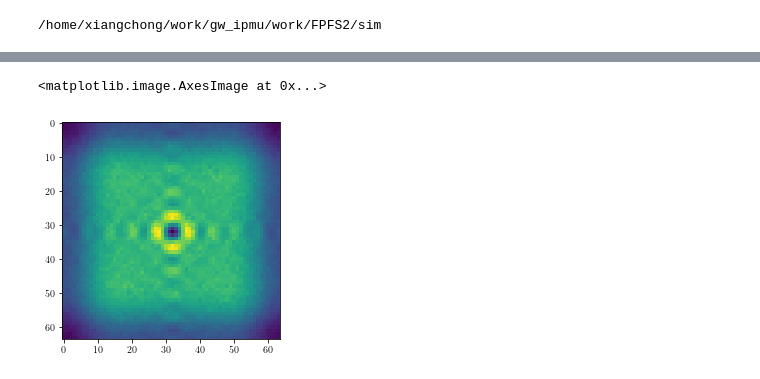
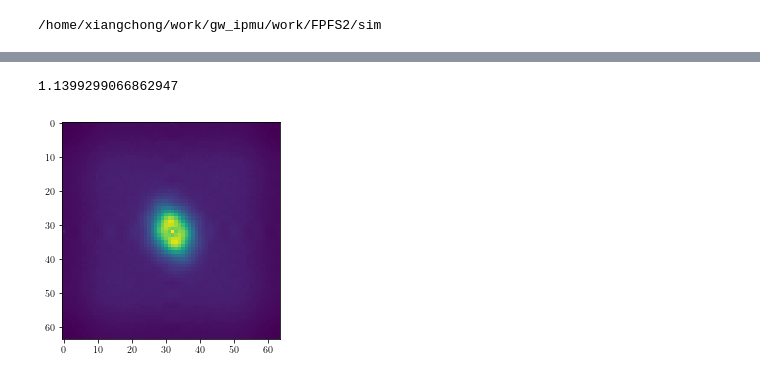
Before and after one commit to mr-superonion/FPFS, a Jupyter notebook: notebook/high_order_shapelets_estiamtor/2_3_noise_gal_std_of_ps.ipynb, the cells around one changed output, grey strips where cells are left out. Drawn from its saved outputs; the diff is of its cells as text; code cells hidden in the pictures.

```diff
--- a/notebook/high_order_shapelets_estiamtor/2_3_noise_gal_std_of_ps.ipynb
+++ b/notebook/high_order_shapelets_estiamtor/2_3_noise_gal_std_of_ps.ipynb
@@ -46,19 +127,14 @@ corNoise    =   galsim.getCOSMOSNoise(file_name=corFname,rng=ud,cosmos_scale=sca
 # %%
 # Estimate Power spectrum
-noi2Mea=np.zeros((ngrid,ngrid))
 noiPMea=np.zeros((ngrid,ngrid))
 num=0
-for i in range(4000):
+for i in range(8000):
     noi_image   =   galsim.ImageF(ngrid,ngrid,scale=scale)
     corNoise.applyTo(noi_image)
     noi_array=noi_image.array
     noiPMea+=np.abs(np.fft.fft2(noi_array))**2.
-    noi2Mea+=(np.fft.fft2(noi_array)**2.).real
     num+=1
 # make sure the <n(k)n(k)>=0
-noi2Mea=noi2Mea/num
 noiPMea=noiPMea/num
-print(np.average(noi2Mea))
 print(np.average(noiPMea))
-plt.imshow(noi2Mea)
 # %% [output]
@@ -68,0 +142,14 @@ plt.imshow(noi2Mea)
+# %%
+# Estimate Power spectrum
+ngPMea=np.zeros((ngrid,ngrid))
+num=0
+for i in range(10000):
+    ng_image=gal_image.copy()
+    corNoise.applyTo(ng_image)
+    ng_array=ng_image.array
+    ngPMea+=np.abs(np.fft.fft2(ng_array))**2.
+    num+=1
+# make sure the <n(k)n(k)>=0
+resPMea=ngPMea/num-galPMea-noiPMea
+print(np.average(resPMea))
+plt.imshow(np.fft.fftshift(resPMea))
@@ -69,5 +160,18 @@ plt.imshow(noi2Mea)
+# %%
+# Estimate Power spectrum
+res2PMea=np.zeros((ngrid,ngrid))
+num=0
+for i in range(10000):
+    ng_image=gal_image.copy()
+    corNoise.applyTo(ng_image)
+    ng_array=ng_image.array
+    res2PMea+=(np.abs(np.fft.fft2(ng_array))**2.-galPMea-noiPMea)**2.
+    num+=1
+# %%
+resStd=res2PMea/num
+resStd=np.sqrt(resStd)
 # %%
-plt.imshow(np.fft.fftshift(noiPMea))
+plt.imshow(fft.fftshift(resStd))
 # %% [output]
-<matplotlib.image.AxesImage at 0x...>
+1.1399299066862947
-[figure, old version]
+[figure, new version]
```
Also changed, not shown: parts of 13 cells of this notebook, 6 other files.
